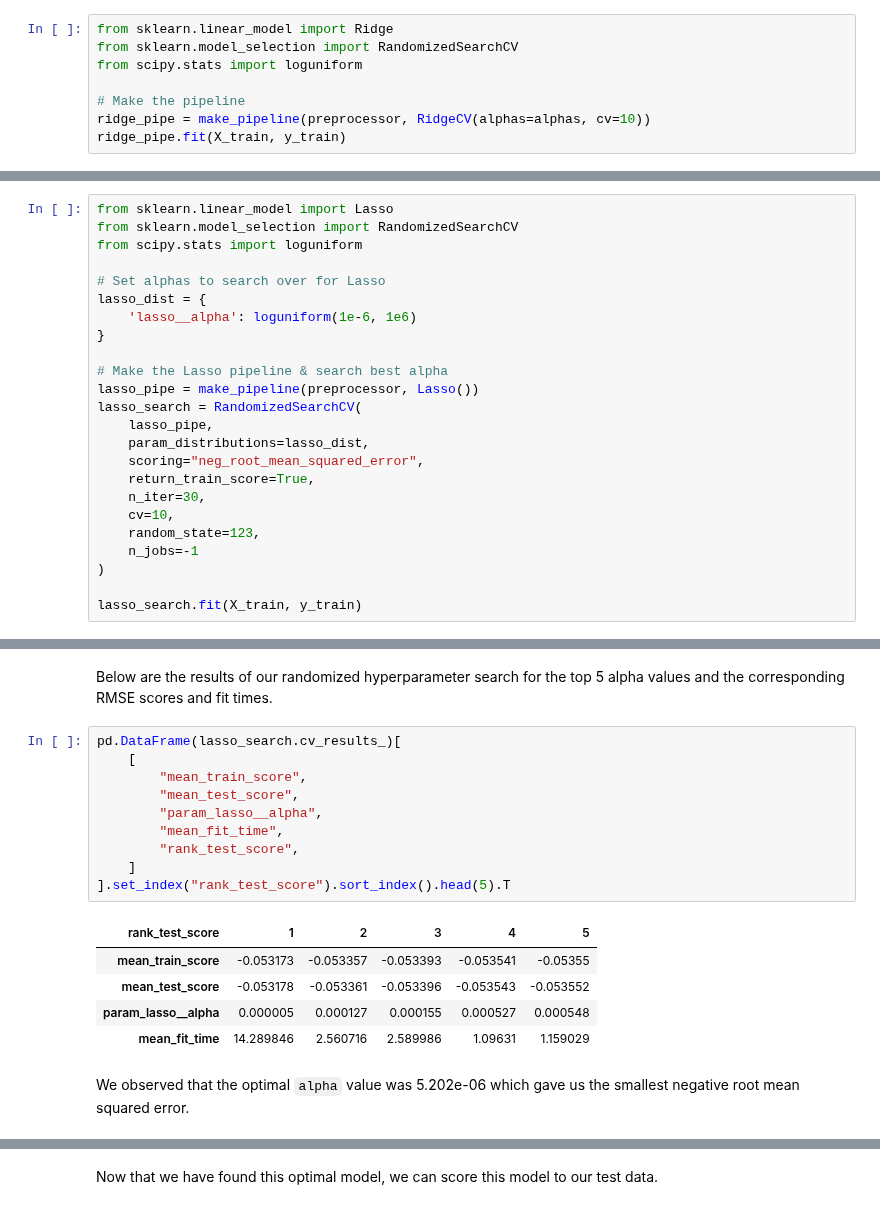
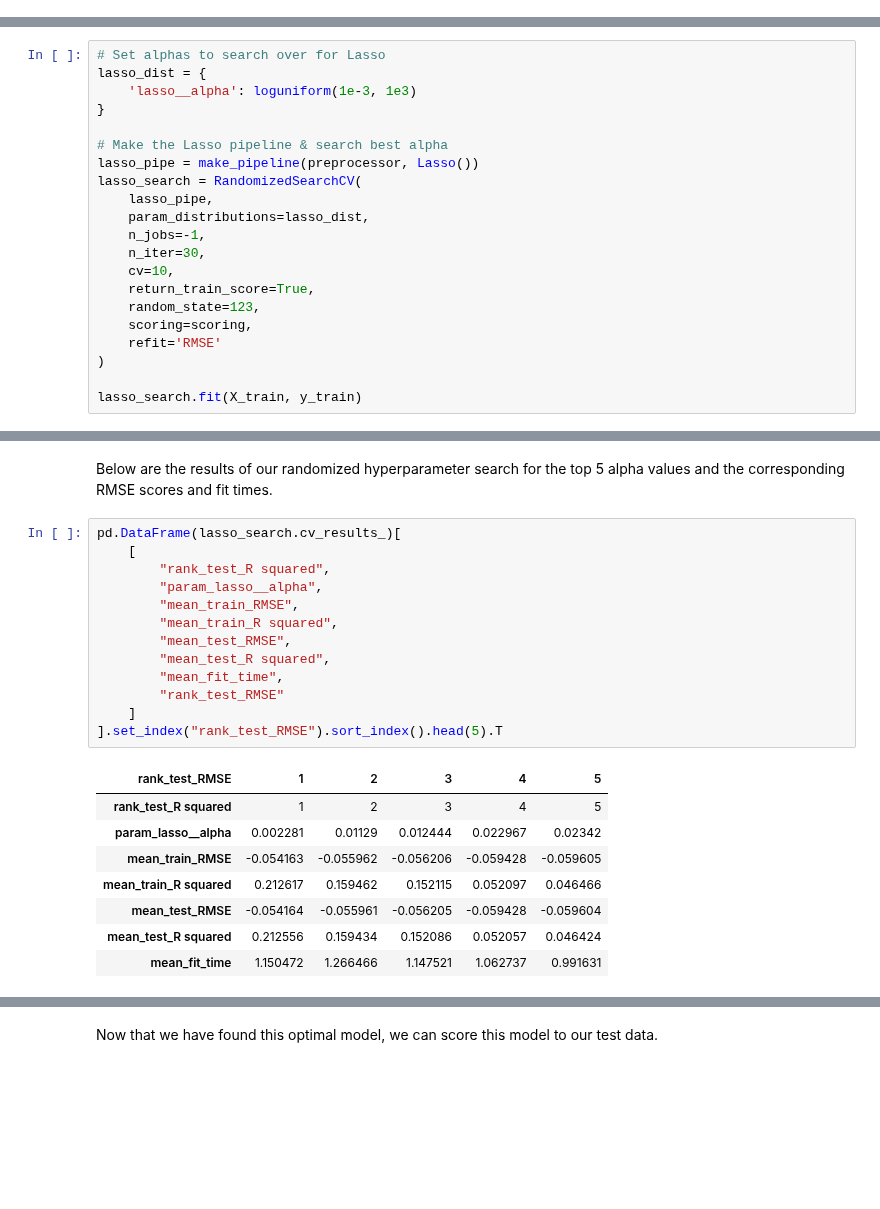
Before and after one commit to UBC-MDS/english-score-predictor, a Jupyter notebook: src/English Language Learning Ability Prediction.ipynb, the cells around one changed output, grey strips where cells are left out. Cells and saved outputs as stored; diff of their text form; blank space fills up the shorter version.

```diff
--- a/src/English Language Learning Ability Prediction.ipynb
+++ b/src/English Language Learning Ability Prediction.ipynb
@@ -610,8 +604,0 @@ We will use the RMSE for our metric of choice to evaluate the performance of our
-# %%
-from sklearn.linear_model import Ridge
-from sklearn.model_selection import RandomizedSearchCV
-from scipy.stats import loguniform
-
-# Make the pipeline
-ridge_pipe = make_pipeline(preprocessor, RidgeCV(alphas=alphas, cv=10))
-ridge_pipe.fit(X_train, y_train)
@@ -695,11 +700,7 @@ The next model that we created is a Lasso Regression model. Lasso stands for Lea
 # %%
-from sklearn.linear_model import Lasso
-from sklearn.model_selection import RandomizedSearchCV
-from scipy.stats import loguniform
-
 # Set alphas to search over for Lasso
 lasso_dist = {
-    'lasso__alpha': loguniform(1e-6, 1e6)
+    'lasso__alpha': loguniform(1e-3, 1e3)
 }
 
 # Make the Lasso pipeline & search best alpha
@@ -707,12 +708,13 @@ lasso_pipe = make_pipeline(preprocessor, Lasso())
 lasso_search = RandomizedSearchCV(
     lasso_pipe,
     param_distributions=lasso_dist,
-    scoring="neg_root_mean_squared_error",
-    return_train_score=True,
+    n_jobs=-1,
     n_iter=30,
     cv=10,
+    return_train_score=True,
     random_state=123,
-    n_jobs=-1
+    scoring=scoring,
+    refit='RMSE'
 )
 
 lasso_search.fit(X_train, y_train)
@@ -739,21 +741,25 @@ Below are the results of our randomized hyperparameter search for the top 5 alph
 # %%
 pd.DataFrame(lasso_search.cv_results_)[
     [
-        "mean_train_score",
-        "mean_test_score",
+        "rank_test_R squared",
         "param_lasso__alpha",
+        "mean_train_RMSE",
+        "mean_train_R squared",
+        "mean_test_RMSE",
+        "mean_test_R squared",
         "mean_fit_time",
-        "rank_test_score",
+        "rank_test_RMSE"
     ]
-].set_index("rank_test_score").sort_index().head(5).T
+].set_index("rank_test_RMSE").sort_index().head(5).T
 # %% [output]
-| rank_test_score | 1 | 2 | 3 | 4 | 5 |
-| mean_train_score | -0.053173 | -0.053357 | -0.053393 | -0.053541 | -0.05355 |
-| mean_test_score | -0.053178 | -0.053361 | -0.053396 | -0.053543 | -0.053552 |
-| param_lasso__alpha | 0.000005 | 0.000127 | 0.000155 | 0.000527 | 0.000548 |
-| mean_fit_time | 14.289846 | 2.560716 | 2.589986 | 1.09631 | 1.159029 |
+| rank_test_RMSE | 1 | 2 | 3 | 4 | 5 |
+| rank_test_R squared | 1 | 2 | 3 | 4 | 5 |
+| param_lasso__alpha | 0.002281 | 0.01129 | 0.012444 | 0.022967 | 0.02342 |
+| mean_train_RMSE | -0.054163 | -0.055962 | -0.056206 | -0.059428 | -0.059605 |
+| mean_train_R squared | 0.212617 | 0.159462 | 0.152115 | 0.052097 | 0.046466 |
+| mean_test_RMSE | -0.054164 | -0.055961 | -0.056205 | -0.059428 | -0.059604 |
+| mean_test_R squared | 0.212556 | 0.159434 | 0.152086 | 0.052057 | 0.046424 |
+| mean_fit_time | 1.150472 | 1.266466 | 1.147521 | 1.062737 | 0.991631 |
-# %% [markdown]
-We observed that the optimal `alpha` value was 5.202e-06 which gave us the smallest negative root mean squared error.
 # %%
 print(f"Best alpha value for Lasso: {lasso_search.best_params_['lasso__alpha']}")
 print(f"Best CV RMSE score for Lasso: {-lasso_search.best_score_}")
```
Also changed, not shown: parts of 26 cells of this notebook.
